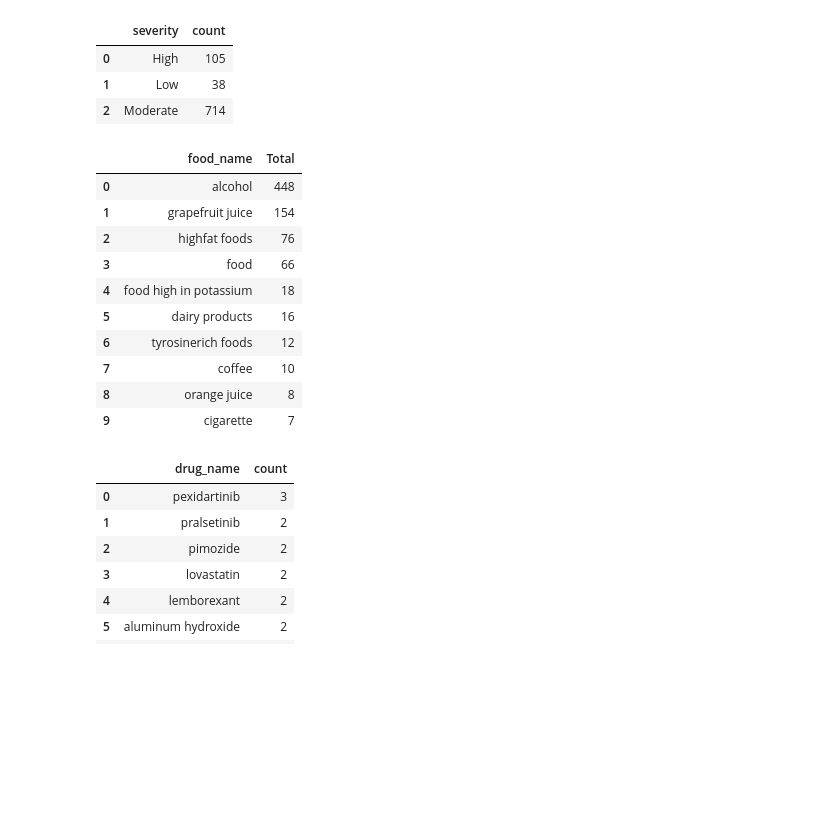
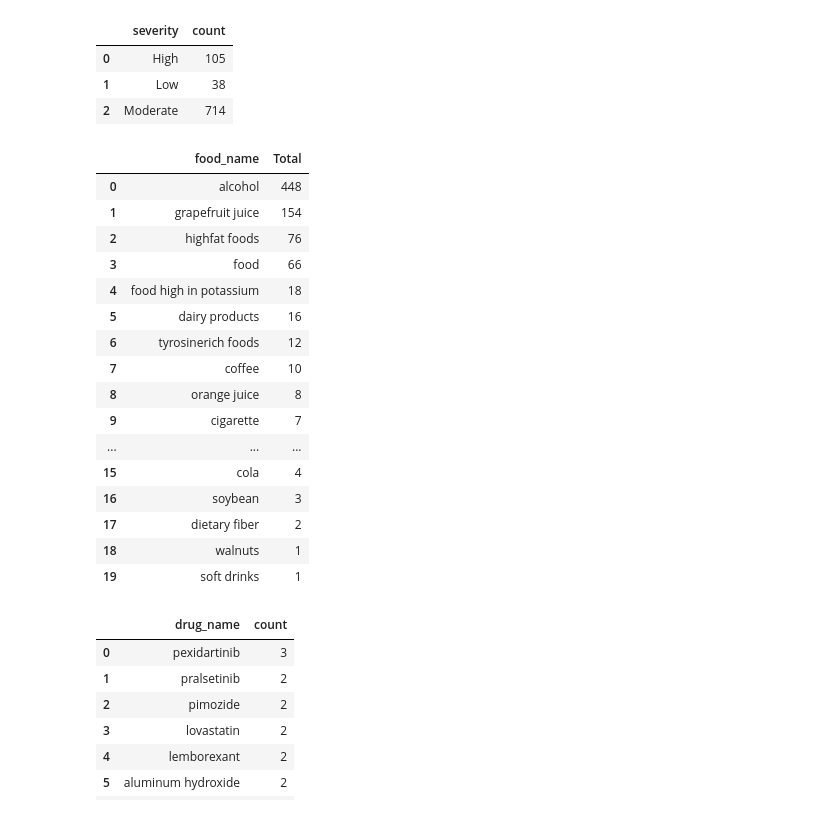
Before and after one commit to ntrihoang/ai-food-drug-analyzer, a Jupyter notebook: notebook/03_sql.ipynb, the cells around one changed output. Saved outputs shown, nothing was run; the diff lists cells and outputs as text; code cells hidden in the pictures; blank space fills up the shorter version.

```diff
--- a/notebook/03_sql.ipynb
+++ b/notebook/03_sql.ipynb
@@ -135,27 +135,33 @@ GROUP BY severity
 # %%
 #2. Top 10 thực phẩm gây tương tác nhiều nhất
 
 pd.read_sql("""
     SELECT f.food_name, COUNT(*) AS Total
     FROM Interactions i
     JOIN Foods f ON f.food_id = i.food_id
     GROUP BY f.food_name
     ORDER BY Total DESC
-    LIMIT 10
+    LIMIT 20
 
 """, conn)
 # %% [output]
 |  | food_name | Total |
 | 0 | alcohol | 448 |
 | 1 | grapefruit juice | 154 |
 | 2 | highfat foods | 76 |
 | 3 | food | 66 |
 | 4 | food high in potassium | 18 |
 | 5 | dairy products | 16 |
 | 6 | tyrosinerich foods | 12 |
 | 7 | coffee | 10 |
 | 8 | orange juice | 8 |
 | 9 | cigarette | 7 |
+| ... | ... | ... |
+| 15 | cola | 4 |
+| 16 | soybean | 3 |
+| 17 | dietary fiber | 2 |
+| 18 | walnuts | 1 |
+| 19 | soft drinks | 1 |
 # %%
 #3. Top thuốc rủi ro cao
 pd.read_sql("""
```
Also changed, not shown: parts of 1 cell of this notebook, 5 other files.
